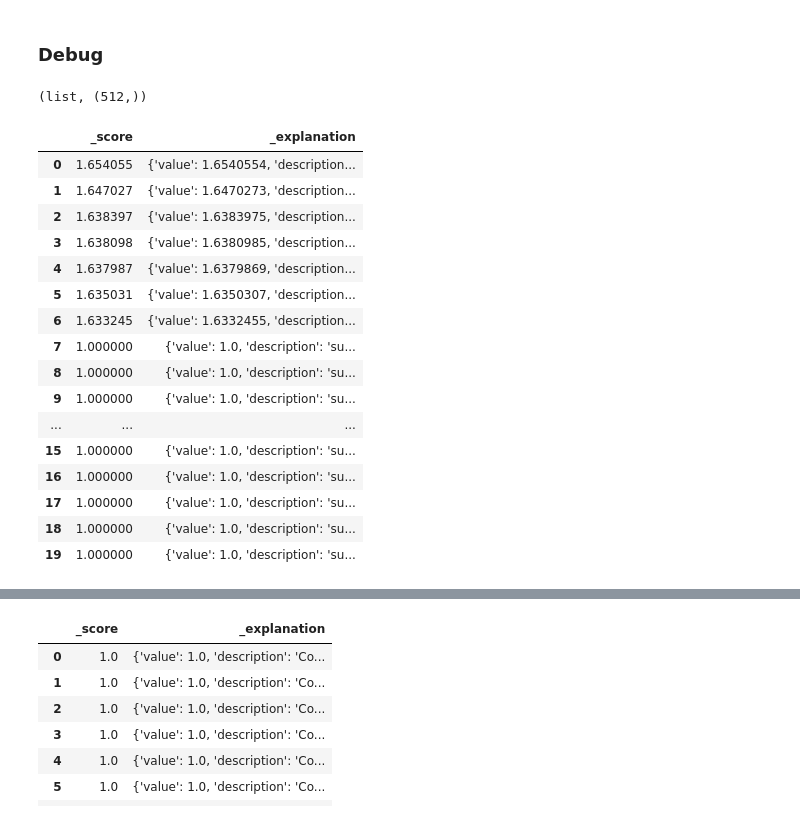
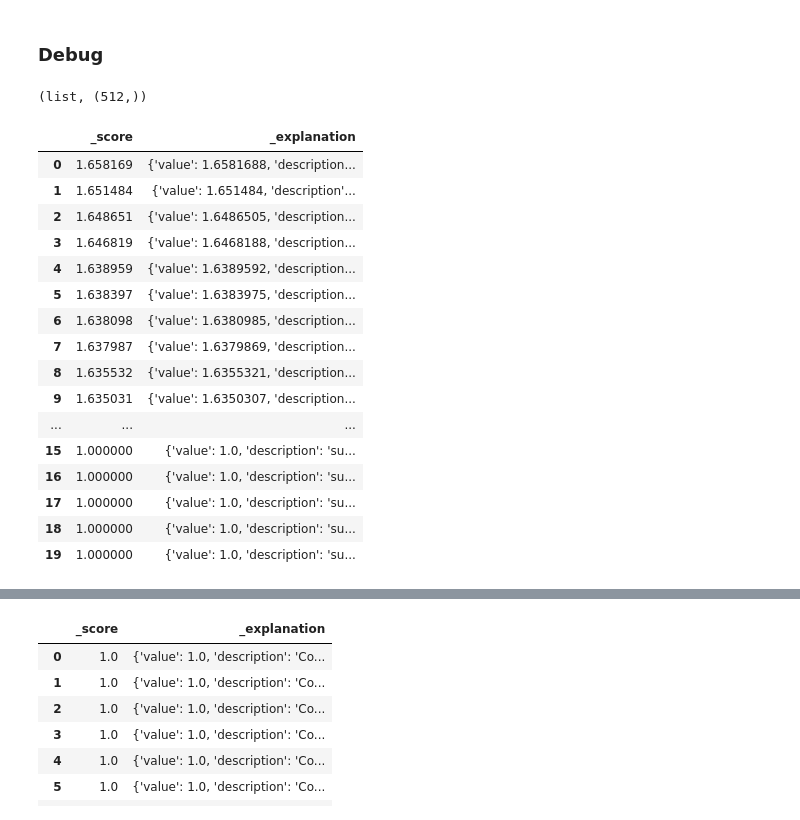
Before and after one commit to xiankgx/es-debug, a Jupyter notebook: debug_hybrid_search.ipynb, the cells around one changed output, grey strips where cells are left out. Drawn from its saved outputs; the diff is of its cells as text; code cells hidden in the pictures.

```diff
--- a/debug_hybrid_search.ipynb
+++ b/debug_hybrid_search.ipynb
@@ -102,5 +97,0 @@ with open("query_vector.json", "r") as f:
-# %%
-# Inspect query vector and shape
-type(query_vector), np.array(query_vector).shape
-# %% [output]
-(list, (512,))
@@ -109,0 +102,5 @@ assert np.array(query_vector).shape == (512,)
+# %%
+# Inspect query vector type and shape
+type(query_vector), np.array(query_vector).shape
+# %% [output]
+(list, (512,))
@@ -110,39 +110,38 @@ assert np.array(query_vector).shape == (512,)
 # %%
 # Hybrid search
 
 k = 20
 
 resp = es.search(
-    index="image-index",
+    index=INDEX_NAME,
     size=k,
-    request_timeout=30,
     query={"constant_score": {"filter": {"match_all": {}}, "boost": 1.0}},
     knn={
         "field": "image_vector",
         "query_vector": query_vector,
         "k": k,
         "num_candidates": 100,
     },
     explain=True
 )
 
 hits = resp.get("hits").get("hits")
 df = pd.DataFrame(hits)
 
 df = df[["_score", "_explanation"]]
 df
 # %% [output]
 |  | _score | _explanation |
-| 0 | 1.654055 | {'value': 1.6540554, 'description... |
-| 1 | 1.647027 | {'value': 1.6470273, 'description... |
-| 2 | 1.638397 | {'value': 1.6383975, 'description... |
-| 3 | 1.638098 | {'value': 1.6380985, 'description... |
-| 4 | 1.637987 | {'value': 1.6379869, 'description... |
-| 5 | 1.635031 | {'value': 1.6350307, 'description... |
-| 6 | 1.633245 | {'value': 1.6332455, 'description... |
-| 7 | 1.000000 | {'value': 1.0, 'description': 'su... |
-| 8 | 1.000000 | {'value': 1.0, 'description': 'su... |
-| 9 | 1.000000 | {'value': 1.0, 'description': 'su... |
+| 0 | 1.658169 | {'value': 1.6581688, 'description... |
+| 1 | 1.651484 | {'value': 1.651484, 'description'... |
+| 2 | 1.648651 | {'value': 1.6486505, 'description... |
+| 3 | 1.646819 | {'value': 1.6468188, 'description... |
+| 4 | 1.638959 | {'value': 1.6389592, 'description... |
+| 5 | 1.638397 | {'value': 1.6383975, 'description... |
+| 6 | 1.638098 | {'value': 1.6380985, 'description... |
+| 7 | 1.637987 | {'value': 1.6379869, 'description... |
+| 8 | 1.635532 | {'value': 1.6355321, 'description... |
+| 9 | 1.635031 | {'value': 1.6350307, 'description... |
 | ... | ... | ... |
 | 15 | 1.000000 | {'value': 1.0, 'description': 'su... |
 | 16 | 1.000000 | {'value': 1.0, 'description': 'su... |
```
Also changed, not shown: parts of 24 cells of this notebook.
